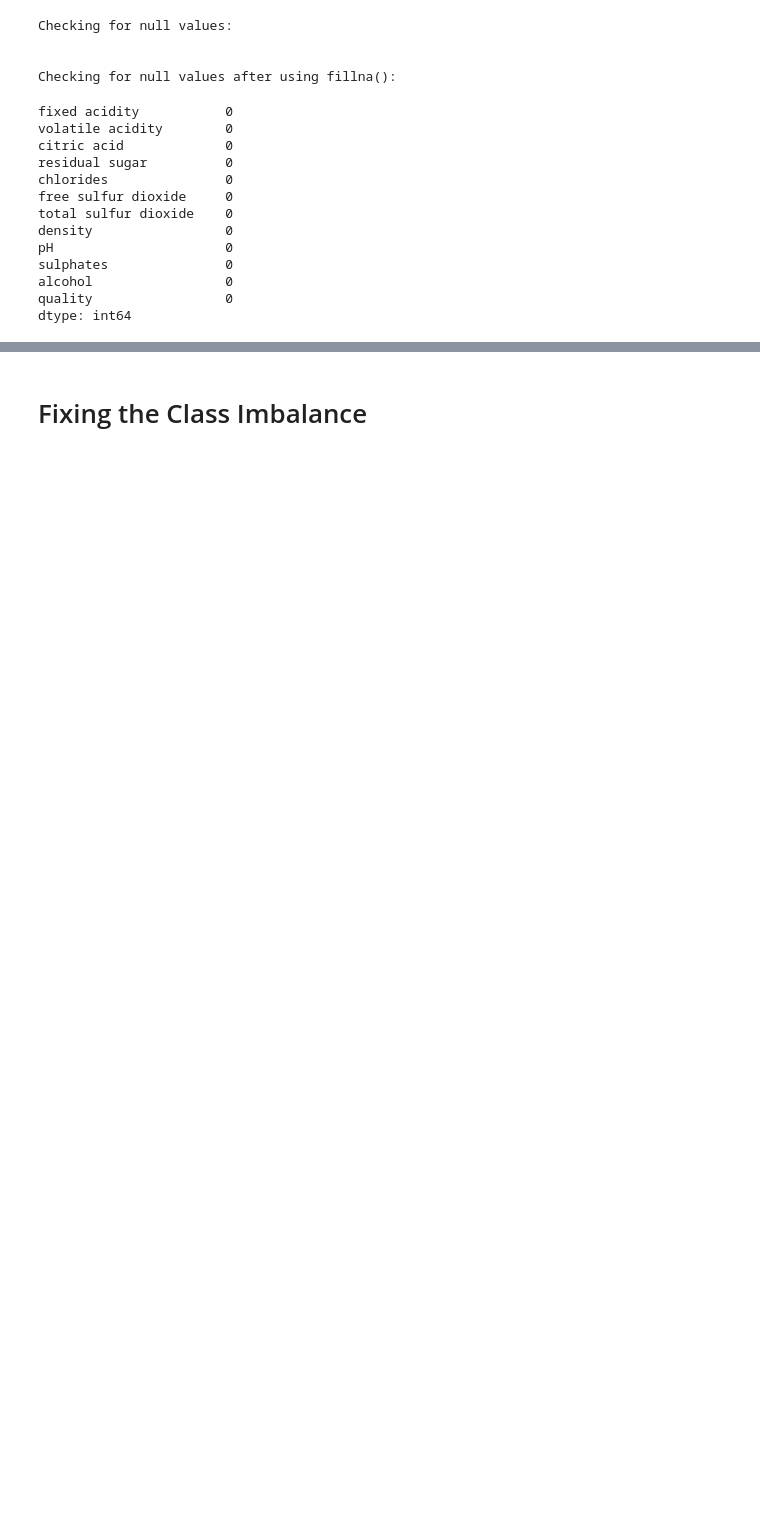
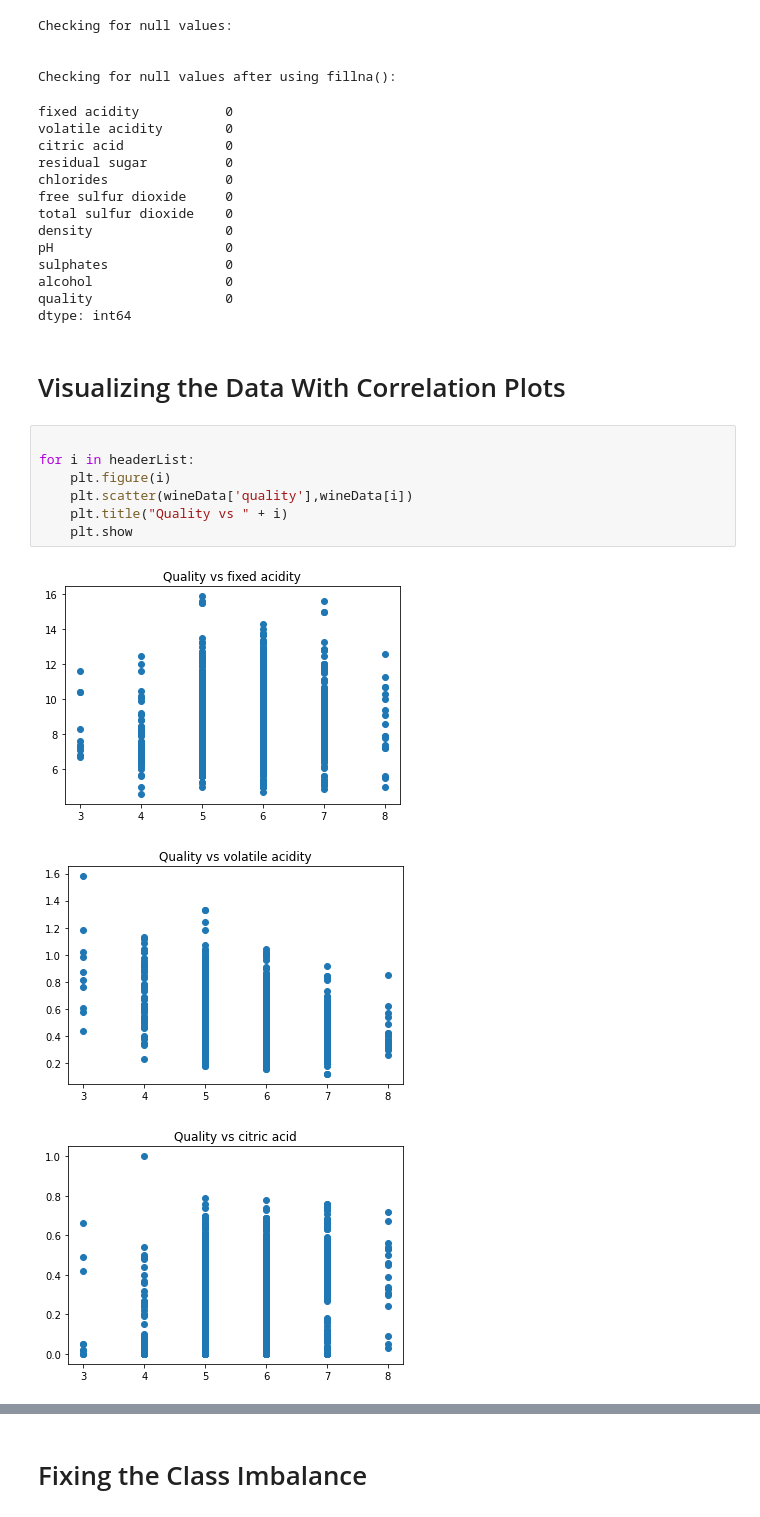
Before and after one commit to bendjko/ESE-417-Final-Project, a Jupyter notebook: FinalProject_Seif_Version.ipynb, the cells around one changed output, grey strips where cells are left out. Saved outputs shown, nothing was run; the diff lists cells and outputs as text; blank space fills up the shorter version.

```diff
--- a/FinalProject_Seif_Version.ipynb
+++ b/FinalProject_Seif_Version.ipynb
@@ -89,3 +89,16 @@ sulphates               0
 alcohol                 0
 quality                 0
 dtype: int64
+# %% [markdown]
+# Visualizing the Data With Correlation Plots
+# %%
+
+for i in headerList:
+    plt.figure(i)
+    plt.scatter(wineData['quality'],wineData[i])
+    plt.title("Quality vs " + i)
+    plt.show
+# %% [output]
+[figure, added]
+[figure, added]
+[figure, added]
```
Also changed, not shown: parts of 3 cells of this notebook.
